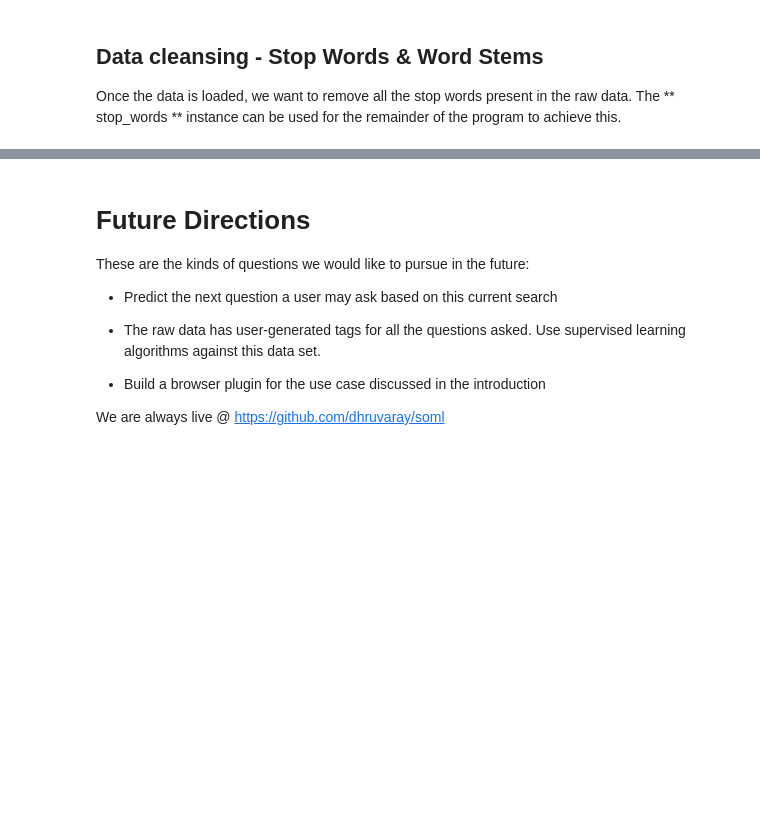
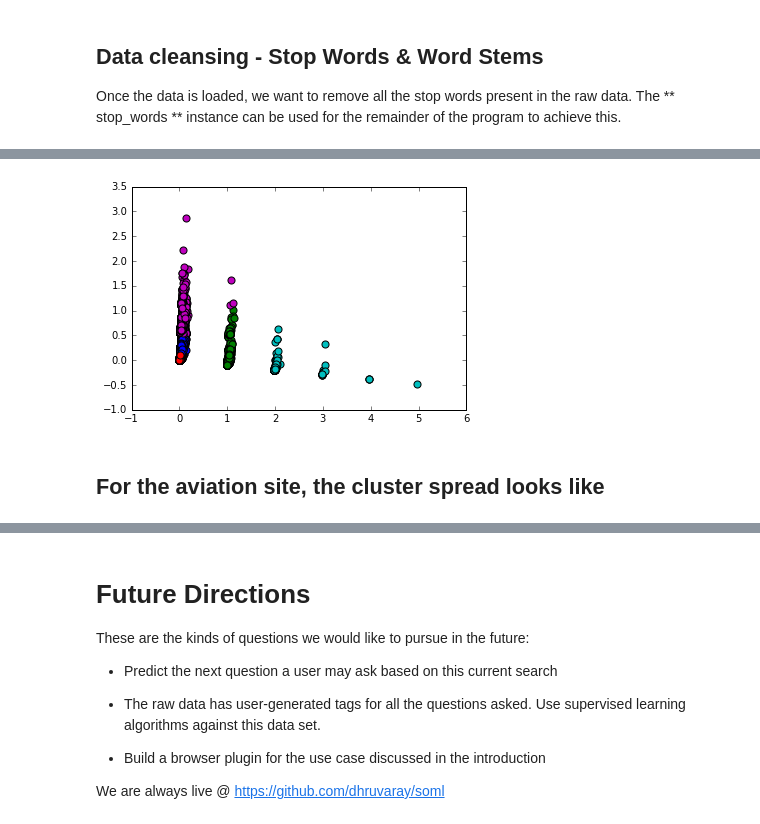
Before and after one commit to dhruvaray/soml, a Jupyter notebook: index.ipynb, the cells around one changed output, grey strips where cells are left out. Saved outputs shown, nothing was run; the diff lists cells and outputs as text; code cells hidden in the pictures; blank space fills up the shorter version.

```diff
--- a/index.ipynb
+++ b/index.ipynb
@@ -180,2 +171,0 @@ def get_dictionary():
-# %%
-dictionary = get_dictionary()
@@ -200,2 +171,0 @@ def get_corpus():
-# %%
-corpus = get_corpus()
@@ -304,0 +229,19 @@ ldamodel = get_lda_model()
+# %%
+def get_lsi_model(force = False):
+    lsimodelFile = 'models/lsi.model'
+
+    # Check if corpus file is found
+    if ( os.path.isfile(lsimodelFile) and not force):
+        lsimodel = models.LsiModel.load(lsimodelFile)
+    else:
+        # Create model
+        # num_topics: required. An LDA model requires the user to determine how many topics should be generated.
+        # id2word: required. The LdaModel class requires our previous dictionary to map ids to strings.
+        tfidf = TfidfModel(corpus, normalize=True)
+        corpus_tfidf = tfidf[corpus]
+        lsimodel = models.LsiModel(corpus_tfidf, id2word=dictionary, num_topics=2)
+
+        # save model to disk (no need to use pickle module)
+        lsimodel.save(lsimodelFile)
+
+    return lsimodel
@@ -304,0 +299,15 @@ ldamodel = get_lda_model()
+# %%
+NUM_TOPICS = 5
+
+kmeans = KMeans(NUM_TOPICS).fit(X)
+y = kmeans.labels_
+
+colors = ["b", "g", "r", "m", "c", "p", "y"] #Not expecting more than 5 for the data size
+for i in range(X.shape[0]):
+    plt.scatter(X[i,0] ,X[i,1], c=colors[y[i]], s=50)
+
+plt.show()
+# %% [output]
+[figure, added]
+# %% [markdown]
+## For the aviation site, the cluster spread looks like
```
Also changed, not shown: parts of 56 cells of this notebook.
